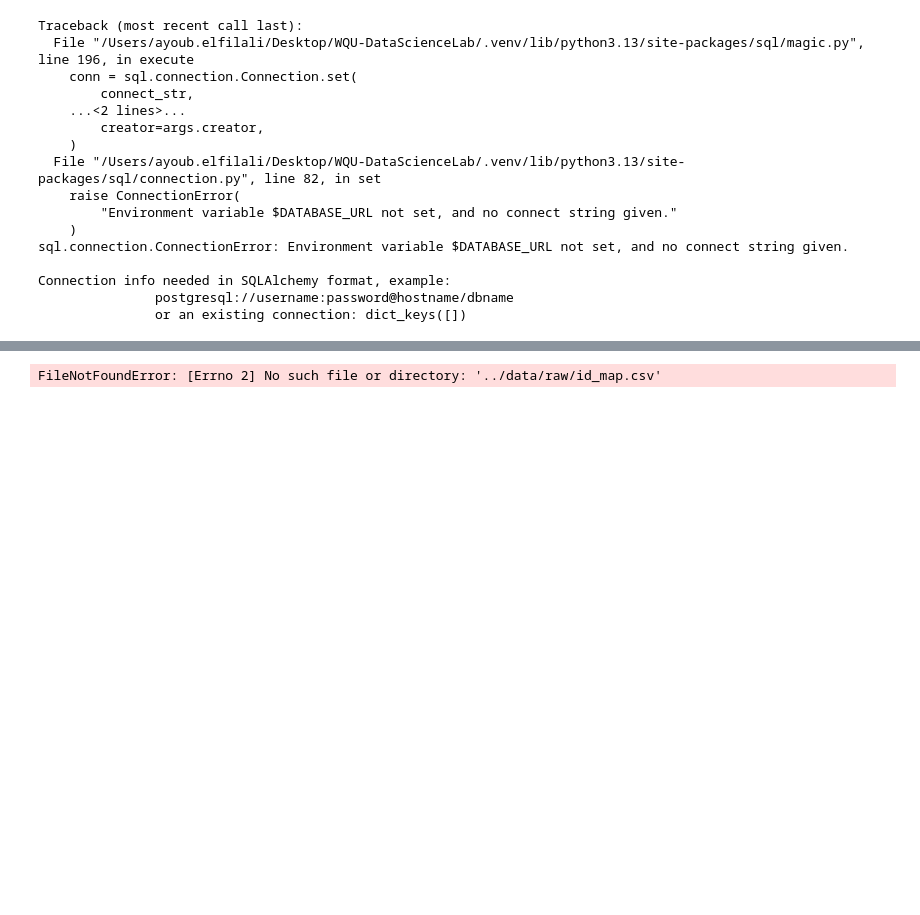
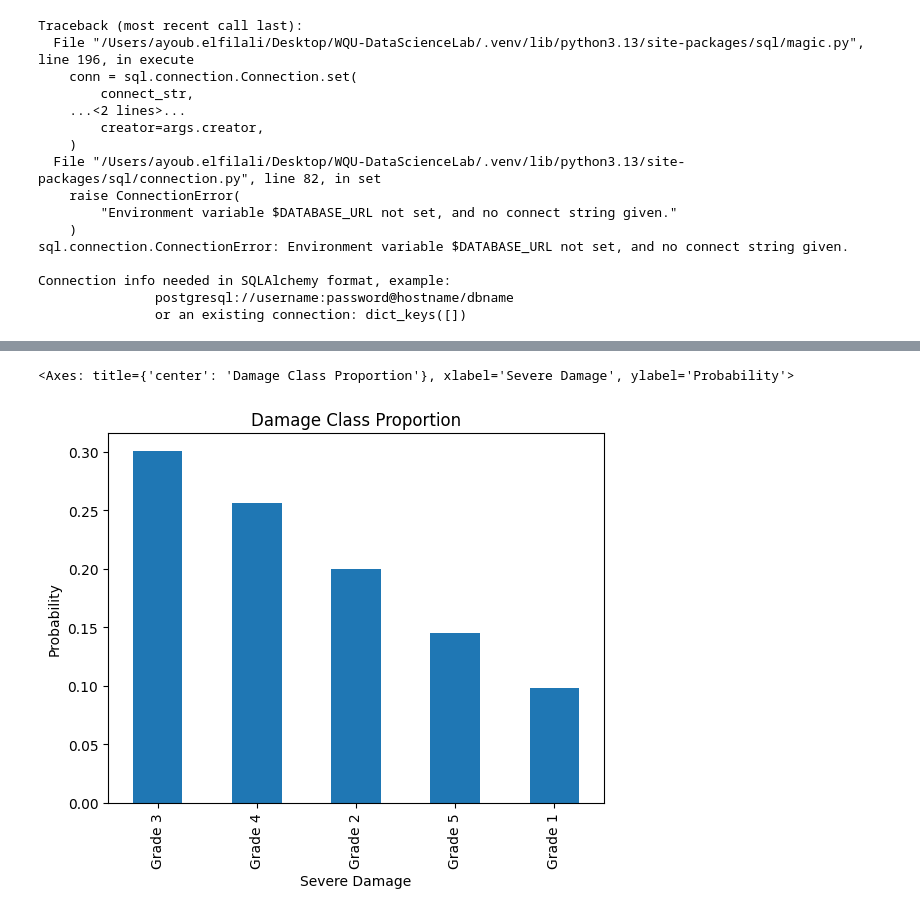
Before and after one commit to Ayoube26111/WQU-DataScienceLab, a Jupyter notebook: notebooks/starter_notebook.ipynb, the cells around one changed output, grey strips where cells are left out. Saved outputs shown, nothing was run; the diff lists cells and outputs as text; code cells hidden in the pictures; blank space fills up the shorter version.

```diff
--- a/notebooks/starter_notebook.ipynb
+++ b/notebooks/starter_notebook.ipynb
@@ -165,30 +165,45 @@ drwxr-xr-x@ 3 ayoub.elfilali  staff   96 Nov  9 19:58 src
 # %%
 db_path = "/full/path/from/find/output/nepal.sqlite"
 # %%
-import sqlite3
-import pandas as pd
 
-# Step 1: Load CSVs into Pandas
-id_map = pd.read_csv("../data/raw/id_map.csv")
-structure = pd.read_csv("../data/raw/building_structure.csv")
-damage = pd.read_csv("../data/raw/building_damage.csv")
 
-# Step 2: Create a temporary SQLite database in memory
-conn = sqlite3.connect(":memory:")  # ":memory:" means it’s temporary
+# Correct paths to CSVs
+id_map = pd.read_csv("../../data/raw/id_map.csv")
+structure = pd.read_csv("../../data/raw/building_structure.csv")
+damage = pd.read_csv("../../data/raw/building_damage.csv")
 
-# Step 3: Save the CSVs as tables in SQLite
+# Create in-memory SQLite database
+conn = sqlite3.connect(":memory:")
+
+# Save CSVs as SQLite tables
 id_map.to_sql("id_map", conn, index=False, if_exists="replace")
 structure.to_sql("building_structure", conn, index=False, if_exists="replace")
 damage.to_sql("building_damage", conn, index=False, if_exists="replace")
 
-# Step 4: Example SQL query — list tables
-tables = pd.read_sql("SELECT name FROM sqlite_schema WHERE type='table';", conn)
-print("Tables in SQLite DB:")
-print(tables)
+# Query to create df
+query = """
+SELECT i.building_id,
+       s.*,
+       d.damage_grade AS severe_damage
+FROM id_map i
+JOIN building_structure s ON i.building_id = s.building_id
+JOIN building_damage d ON i.building_id = d.building_id
+"""
+df = pd.read_sql(query, conn)
 
-# Step 5: Example SQL query — joi
+# Close connection
+conn.close()
+
+# Now the plot will work
+df["severe_damage"].value_counts(normalize=True).plot(
+    kind="bar",
+    xlabel="Severe Damage",
+    ylabel="Probability",
+    title="Damage Class Proportion"
+)
 # %% [output]
-FileNotFoundError: [Errno 2] No such file or directory: '../data/raw/id_map.csv'
+<Axes: title={'center': 'Damage Class Proportion'}, xlabel='Severe Damage', ylabel='Probability'>
+[figure, added]
 # %%
 df["severe_damage"].value_counts(normalize=True).plot(
     kind="bar",
```
Also changed, not shown: parts of 21 cells of this notebook.
